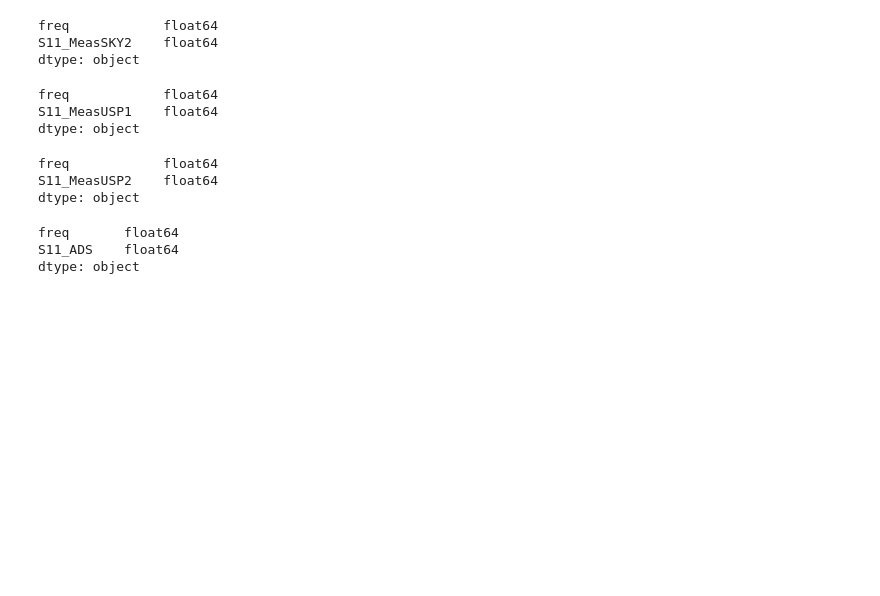
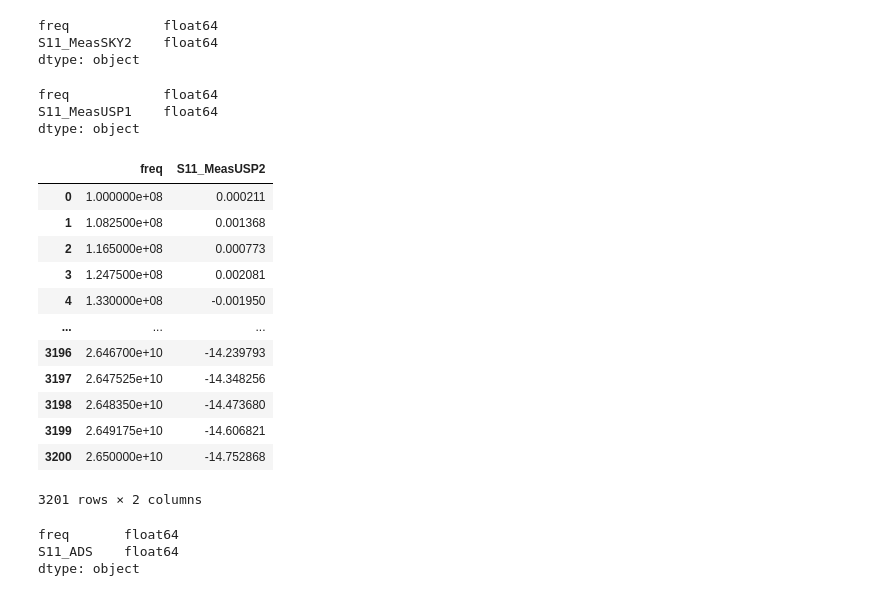
Before and after one commit to stefanorezende/S11_Analysis, a Jupyter notebook: 0_Koch_Bowtie_Simul_x_Medidas_plot.ipynb, the cells around one changed output. Drawn from its saved outputs; the diff is of its cells as text; code cells hidden in the pictures; blank space fills up the shorter version.

```diff
--- a/0_Koch_Bowtie_Simul_x_Medidas_plot.ipynb
+++ b/0_Koch_Bowtie_Simul_x_Medidas_plot.ipynb
@@ -60,19 +70,29 @@ freq            float64
 S11_MeasUSP1    float64
 dtype: object
 # %%
-df_medida4 = pd.read_excel('Simul X Medidas\Koch_Bowtie\Koch_Bowtie.xlsx', 'Koch_Bowtie_2_Medida_USP', decimal=',')
+df_medida4 = pd.read_excel('Simul X Medidas\Koch_Bowtie\Koch_Bowtie.xlsx', 'Medida_USP_26G5', decimal=',')
 df_medida4.dtypes
 df_medida4.rename(columns = {'Hz': 'freq', 'S':'S11_MeasUSP2'}, inplace = True)
-df_medida4 = df_medida4.drop(['R'], axis= 1)
+
 
 df_medida4['freq'] = df_medida4['freq'].astype(float)
 
 
-df_medida4.dtypes
+df_medida4
 # %% [output]
+|  | freq | S11_MeasUSP2 |
+| 0 | 1.000000e+08 | 0.000211 |
+| 1 | 1.082500e+08 | 0.001368 |
+| 2 | 1.165000e+08 | 0.000773 |
+| 3 | 1.247500e+08 | 0.002081 |
+| 4 | 1.330000e+08 | -0.001950 |
+| ... | ... | ... |
+| 3196 | 2.646700e+10 | -14.239793 |
+| 3197 | 2.647525e+10 | -14.348256 |
+| 3198 | 2.648350e+10 | -14.473680 |
+| 3199 | 2.649175e+10 | -14.606821 |
+| 3200 | 2.650000e+10 | -14.752868 |
-freq            float64
-S11_MeasUSP2    float64
-dtype: object
+3201 rows × 2 columns
 # %%
 df_ads = pd.read_excel('Simul X Medidas\Koch_Bowtie\Koch_Bowtie.xlsx', 'Koch_Bowtie_ADS', decimal=',')
 df_ads.dtypes
```
Also changed, not shown: parts of 8 cells of this notebook, 13 other files.
